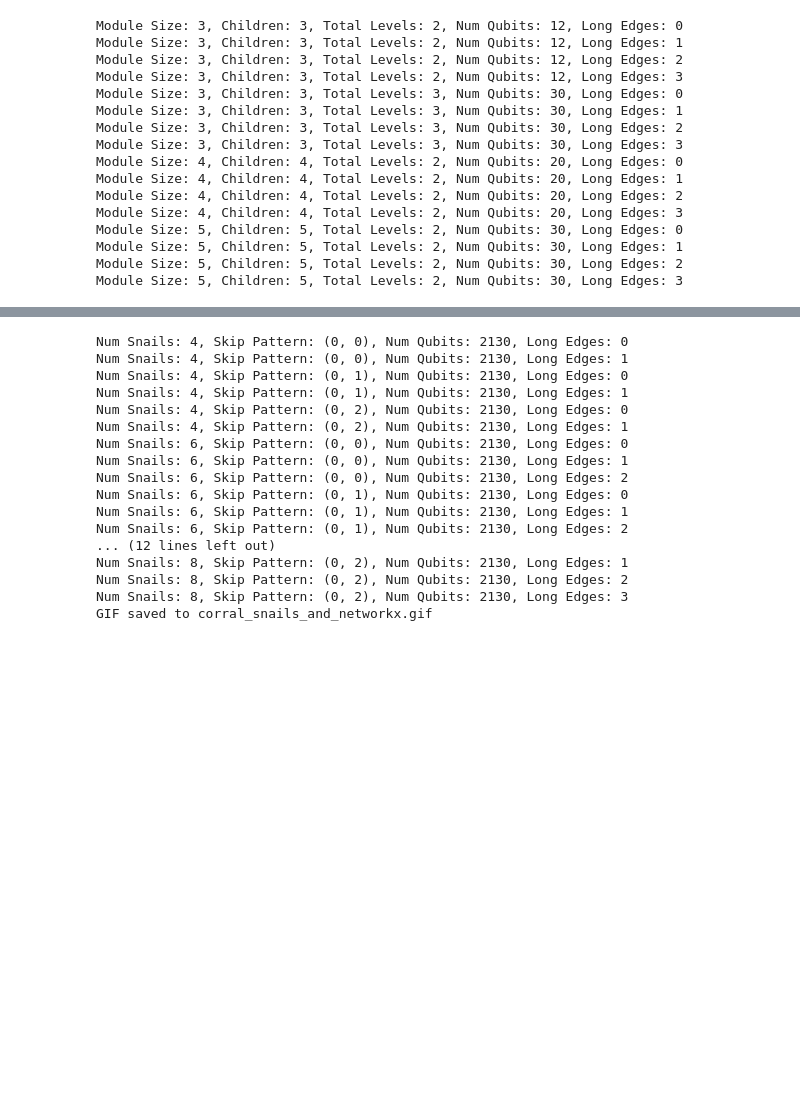
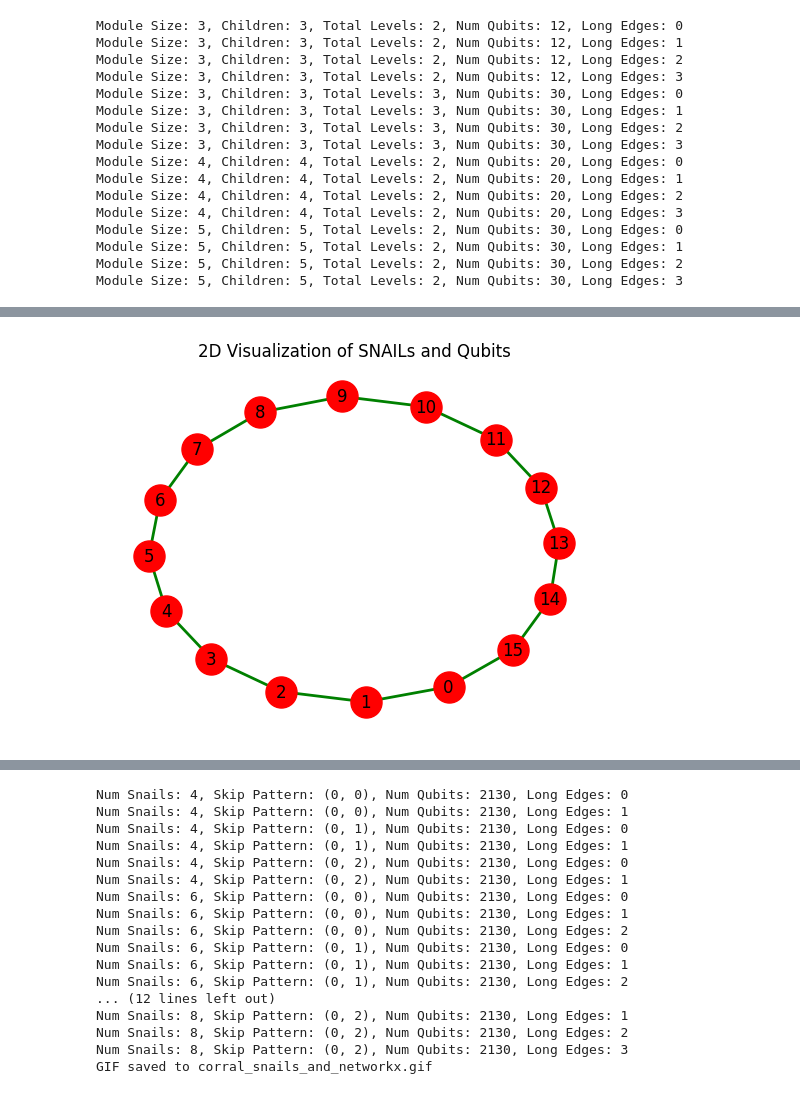
Before and after one commit to Pitt-JonesLab/quantum_logical, a Jupyter notebook: src/notebooks/topologies/01_render.ipynb, the cells around one changed output, grey strips where cells are left out. Cells and saved outputs as stored; diff of their text form; code cells hidden in the pictures; blank space fills up the shorter version.

```diff
--- a/src/notebooks/topologies/01_render.ipynb
+++ b/src/notebooks/topologies/01_render.ipynb
@@ -209 +213,36 @@ Long Edges: []
+# %%
+def print_snails_2d(corral_modular):
+    G = nx.Graph()
+
+    # Add nodes (SNAILs)
+    # Assuming each SNAIL is represented by an index and each is a node in the graph
+    G.add_nodes_from(range(corral_modular.num_snails))
+
+    # Add edges (qubits) based on the connections defined in corral_modular
+    # This uses a method similar to corral_modular.get_edges() as seen in the previous example
+    snail_edge_list = corral_modular._corral(
+        corral_modular.num_snails, corral_modular.corral_skip_pattern
+    )
+    G.add_edges_from(snail_edge_list)
+
+    # Generate positions for each node using the spring layout for a natural look
+    pos = nx.spring_layout(G)
+
+    # Draw nodes and edges with specific colors
+    nx.draw_networkx_nodes(G, pos, node_color="red", node_size=500)
+    nx.draw_networkx_edges(G, pos, edge_color="green", width=2)
+
+    # Optionally, draw labels on the nodes to indicate SNAIL indices
+    nx.draw_networkx_labels(G, pos)
+
+    plt.title("2D Visualization of SNAILs and Qubits")
+    plt.axis("off")  # Hide the axes
+    plt.show()
+
+
+# Example usage:
+corral_modular = CorralCoupling(num_snails=16, corral_skip_pattern=(0, 0))
+fig = print_snails_2d(corral_modular)
+# %% [output]
+[figure, added]
 # %%
```
Also changed, not shown: parts of 4 cells of this notebook, 4 other files.
